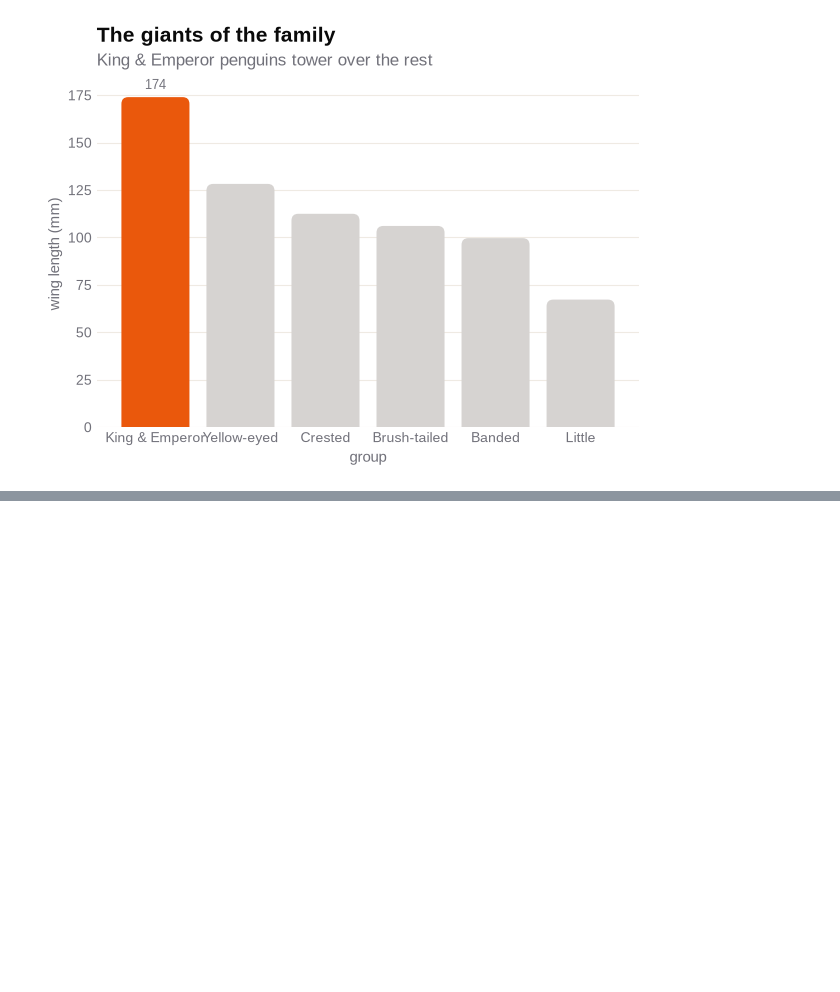
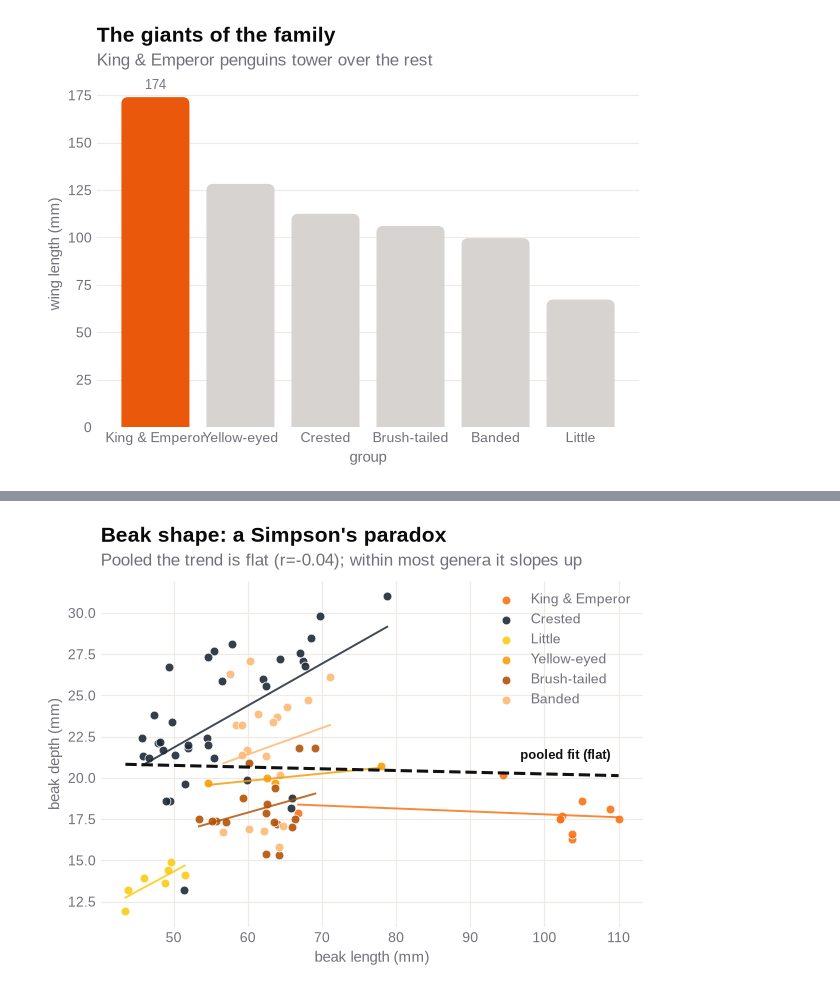
Before and after one commit to HershR/viz-lib, a Jupyter notebook: example-mini-project/penguins.ipynb, the cells around one changed output, grey strips where cells are left out. Saved outputs shown, nothing was run; the diff lists cells and outputs as text; code cells hidden in the pictures; blank space fills up the shorter version.

```diff
--- a/example-mini-project/penguins.ipynb
+++ b/example-mini-project/penguins.ipynb
@@ -238,0 +251,40 @@ length across them. A single series gets its **endpoint value labeled** automati
+# %%
+morph = df.dropna(subset=["beak_length", "beak_depth"])
+
+ax = viz.scatter(
+    morph,
+    x="beak_length",
+    y="beak_depth",
+    by="group",
+    title="Beak shape: a Simpson's paradox",
+    subtitle="Pooled the trend is flat (r=-0.04); within most genera it slopes up",
+    xlabel="beak length (mm)",
+    ylabel="beak depth (mm)",
+)
+
+# Per-genus best-fit lines, matched to each genus's point color (read off the Axes).
+for coll in ax.collections:
+    d = morph[morph["group"] == coll.get_label()]
+    if len(d) < 3:
+        continue
+    m, b = np.polyfit(d["beak_length"], d["beak_depth"], 1)
+    xs = np.array([d["beak_length"].min(), d["beak_length"].max()])
+    ax.plot(xs, m * xs + b, color=coll.get_facecolor()[0], lw=1.4, alpha=0.85, zorder=2)
+
+# The misleading pooled fit (flat) as a dashed reference line.
+m, b = np.polyfit(morph["beak_length"], morph["beak_depth"], 1)
+xs = np.array([morph["beak_length"].min(), morph["beak_length"].max()])
+ax.plot(xs, m * xs + b, color="#111111", lw=2.2, ls="--", zorder=4)
+ax.annotate(
+    "pooled fit (flat)",
+    xy=(xs[1], m * xs[1] + b),
+    xytext=(-6, 12),
+    textcoords="offset points",
+    ha="right",
+    color="#111111",
+    fontsize=9,
+    fontweight="bold",
+)
+save(ax, "05_beak_morphospace.png")
+# %% [output]
+[figure, added]
```
Also changed, not shown: parts of 18 cells of this notebook, 7 other files.
